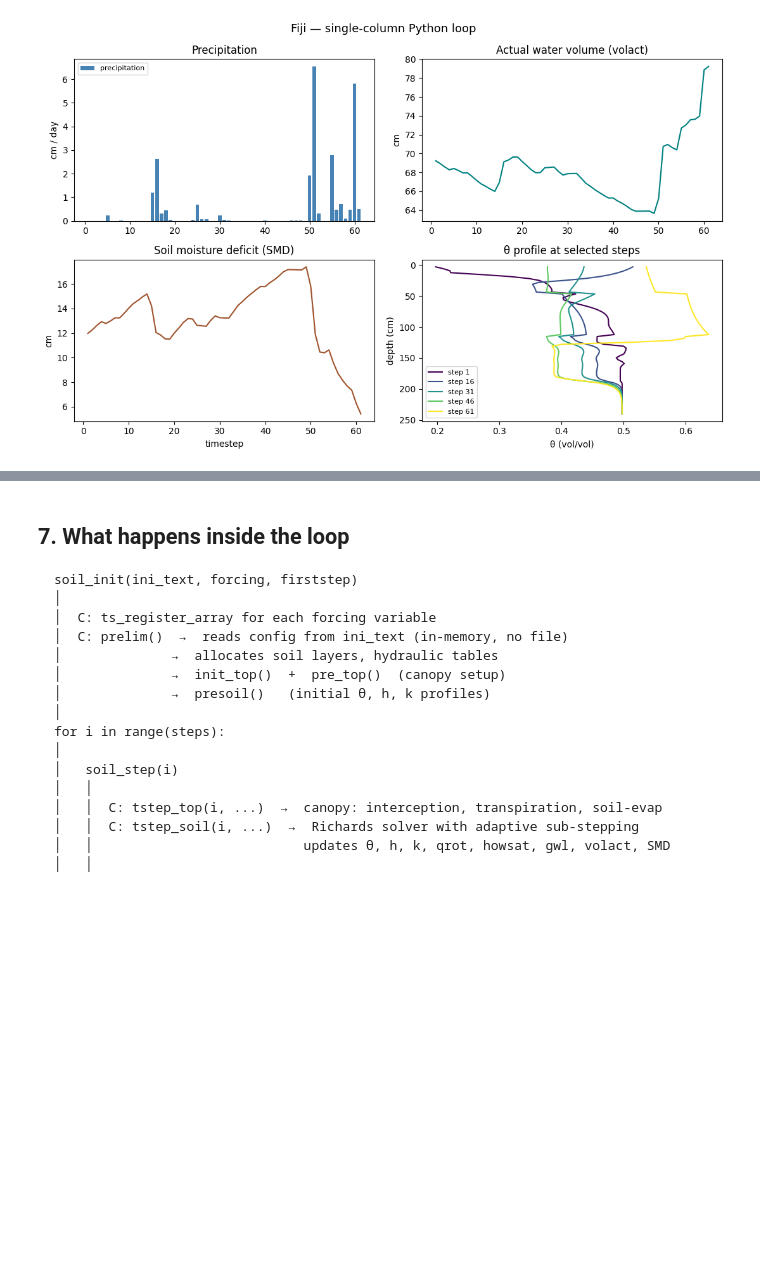
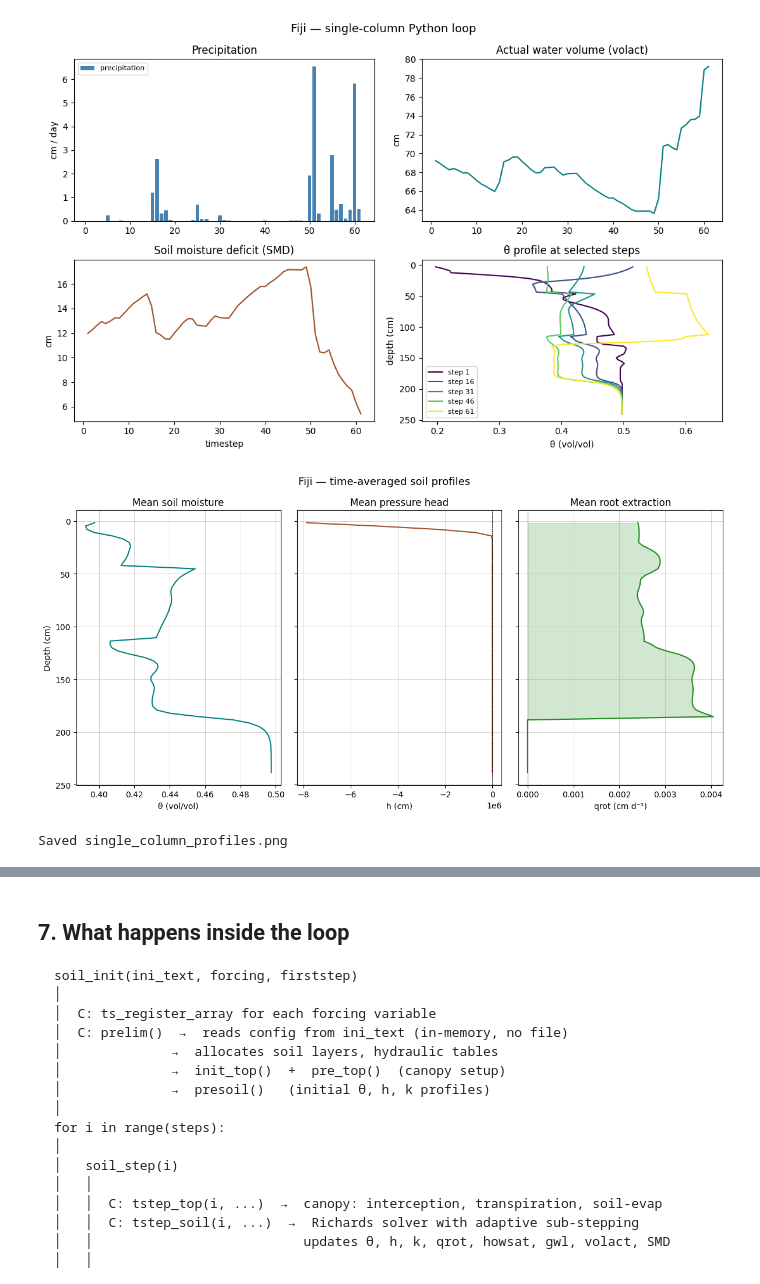
Before and after one commit to jaapschellekens/vampspy, a Jupyter notebook: notebooks/single_column_loop.ipynb, the cells around one changed output, grey strips where cells are left out. Cells and saved outputs as stored; diff of their text form; code cells hidden in the pictures; blank space fills up the shorter version.

```diff
--- a/notebooks/single_column_loop.ipynb
+++ b/notebooks/single_column_loop.ipynb
@@ -90,6 +90,7 @@ SMD    = np.zeros(steps)
 qbot   = np.zeros(steps)
 theta  = np.zeros((steps, nlayers))
 h      = np.zeros((steps, nlayers))
+qrot   = np.zeros((steps, nlayers))
 
 for i in range(steps):
     _vampscore.soil_step(i)
@@ -100,6 +101,7 @@ for i in range(steps):
     qbot[i]   = s['qbot']
     theta[i]  = s['theta']
     h[i]      = s['h']
+    qrot[i]   = s['qrot']
 
 print(f"Done. volact[-1] = {volact[-1]:.4f} cm")
 # %% [output]
@@ -208,3 +210,46 @@ plt.savefig('single_column_loop.png', dpi=120, bbox_inches='tight')
 plt.show()
 # %% [output]
 [figure]
+# %%
+# ---------------------------------------------------------------------------
+# Average profiles: θ, h, qrot
+# ---------------------------------------------------------------------------
+depth_cm = (np.arange(nlayers) + 0.5) * (240.0 / nlayers)
+
+mean_theta = theta.mean(axis=0)
+mean_h     = h.mean(axis=0)
+mean_qrot  = qrot.mean(axis=0)
+
+fig, axes = plt.subplots(1, 3, figsize=(12, 6), sharey=True)
+fig.suptitle('Fiji — time-averaged soil profiles', fontsize=13)
+
+ax = axes[0]
+ax.plot(mean_theta, depth_cm, color='teal', linewidth=1.5)
+ax.invert_yaxis()
+ax.set_xlabel('θ (vol/vol)')
+ax.set_ylabel('Depth (cm)')
+ax.set_title('Mean soil moisture')
+ax.grid(True, linewidth=0.4)
+
+ax = axes[1]
+ax.plot(mean_h, depth_cm, color='sienna', linewidth=1.5)
+ax.axvline(0, color='k', linewidth=0.5, linestyle='--')
+ax.set_xlabel('h (cm)')
+ax.set_title('Mean pressure head')
+ax.grid(True, linewidth=0.4)
+
+ax = axes[2]
+ax.plot(mean_qrot, depth_cm, color='forestgreen', linewidth=1.5)
+ax.fill_betweenx(depth_cm, 0, mean_qrot, color='forestgreen', alpha=0.2)
+ax.axvline(0, color='k', linewidth=0.5)
+ax.set_xlabel('qrot (cm d⁻¹)')
+ax.set_title('Mean root extraction')
+ax.grid(True, linewidth=0.4)
+
+plt.tight_layout()
+plt.savefig('single_column_profiles.png', dpi=120, bbox_inches='tight')
+plt.show()
+print('Saved single_column_profiles.png')
+# %% [output]
+[figure, added]
+Saved single_column_profiles.png
```
Also changed, not shown: parts of 1 cell of this notebook, 22 other files.
